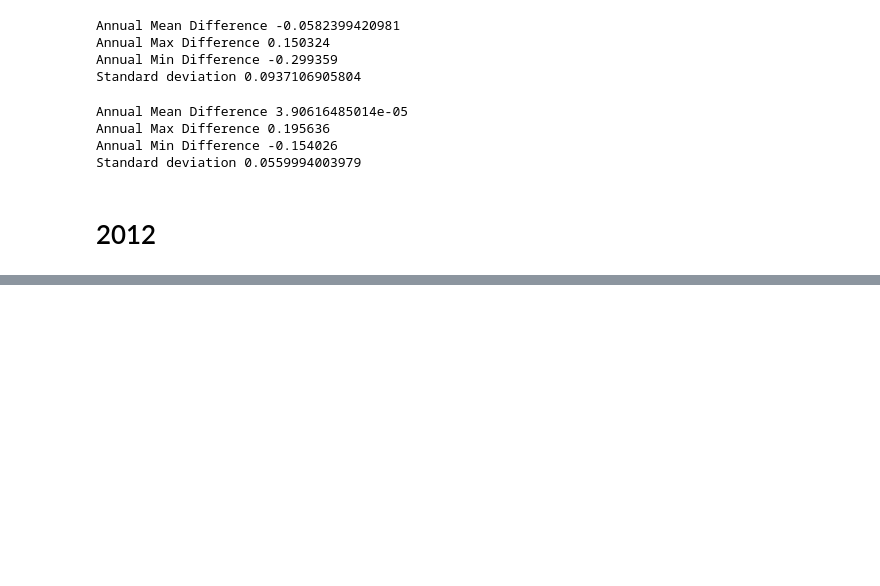
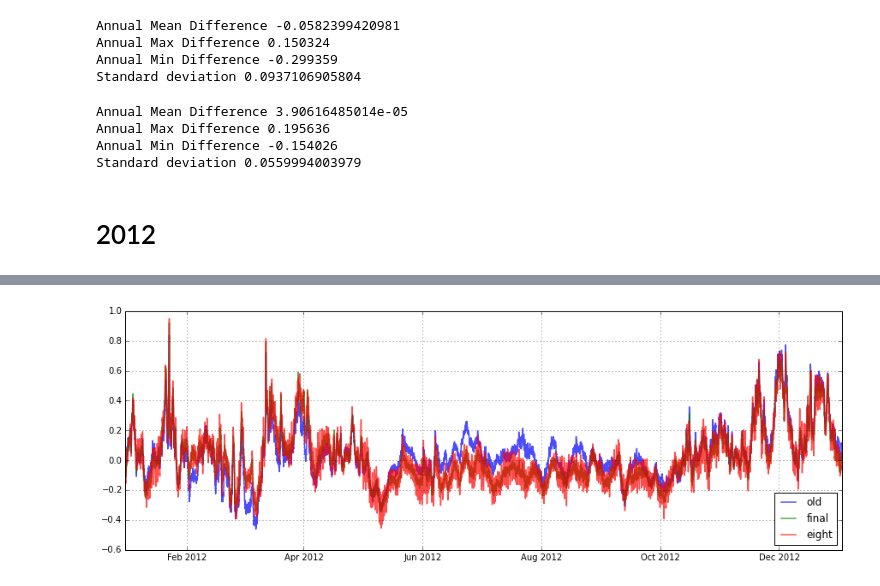
Before and after one commit to SalishSeaCast/storm-surge, a Jupyter notebook: Revisions/tides/Compare Tofino Predictions.ipynb, the cells around one changed output, grey strips where cells are left out. Drawn from its saved outputs; the diff is of its cells as text; code cells hidden in the pictures; blank space fills up the shorter version.

```diff
--- a/Revisions/tides/Compare Tofino Predictions.ipynb
+++ b/Revisions/tides/Compare Tofino Predictions.ipynb
@@ -657,0 +656,10 @@ KeyboardInterrupt:
+# %%
+fig,ax=plt.subplots(1,1,figsize=(15,5))
+
+for key in ['old','final','eight']:
+    res=residuals[key]
+    ax.plot(obs.time, res,label=key,lw=1.5,alpha=0.7)
+plt.legend(loc=0)
+ax.grid()
+# %% [output]
+[figure, added]
```
Also changed, not shown: parts of 4 cells of this notebook, 32 other files.
